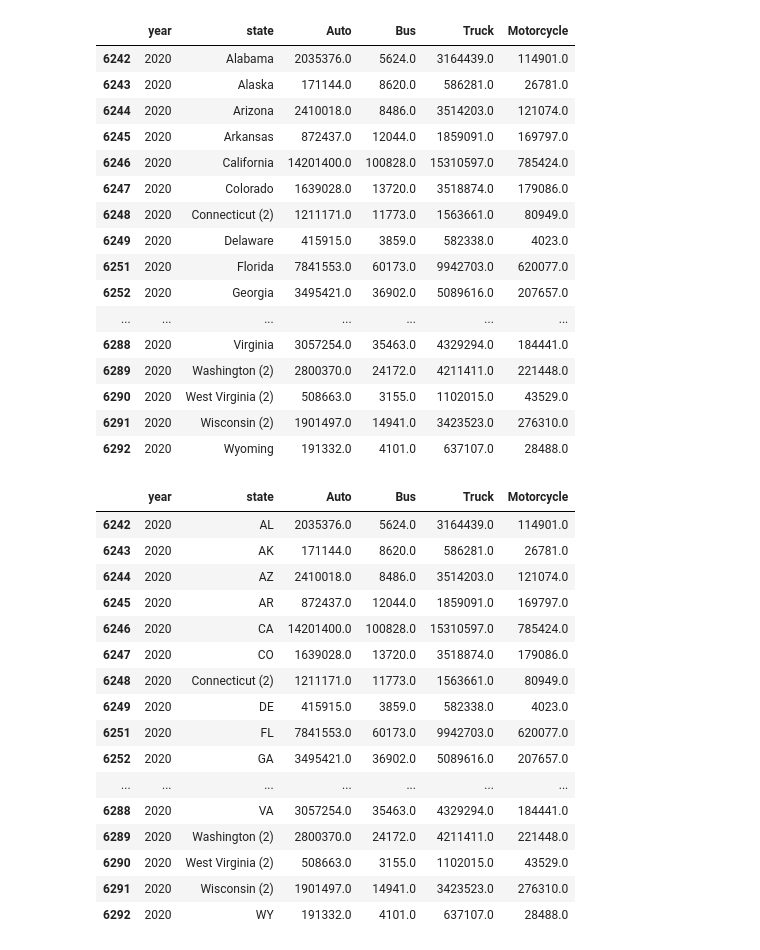
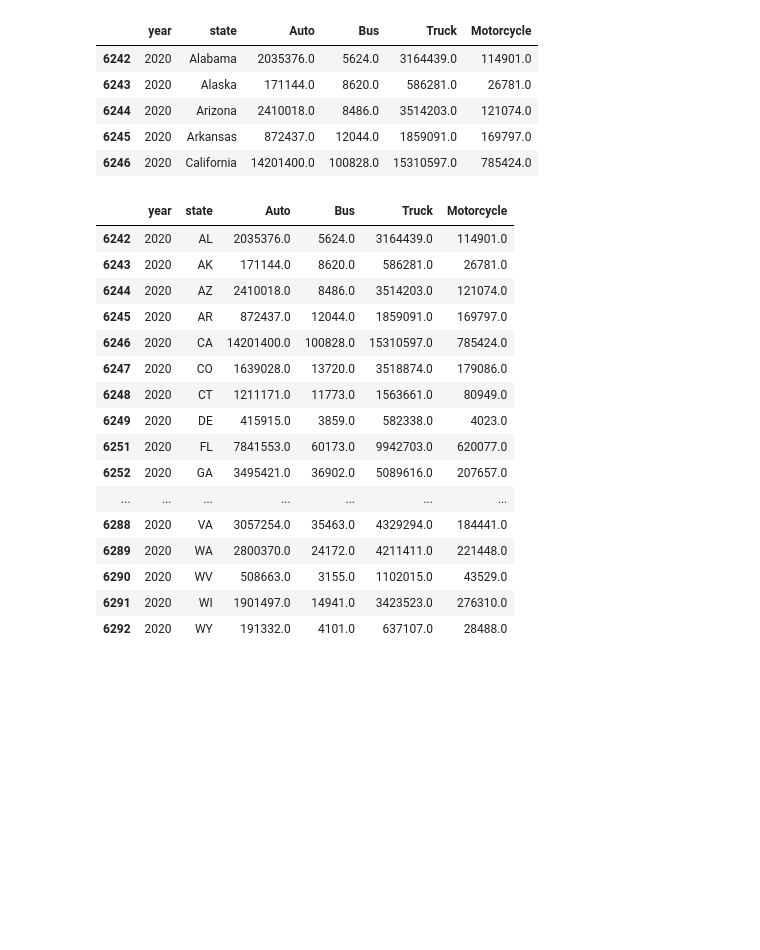
Before and after one commit to Eli80763/data-science-passion-project, a Jupyter notebook: project.ipynb, the cells around one changed output. Saved outputs shown, nothing was run; the diff lists cells and outputs as text; code cells hidden in the pictures; blank space fills up the shorter version.

```diff
--- a/project.ipynb
+++ b/project.ipynb
@@ -19,28 +11,19 @@ vehicle_data = pd.read_csv(file_to_load)
 # %%
 vehicle_data = vehicle_data.drop(vehicle_data[vehicle_data["state"] == "Puerto Rico"].index)
 vehicle_data = vehicle_data.drop(vehicle_data[vehicle_data["state"] == "Dist. of Col."].index)
 
+vehicle_data["state"] = vehicle_data["state"].str.replace(" (2)", "")
+
 
 stats_2020 = vehicle_data.loc[vehicle_data["year"] == 2020]
-stats_2020
+stats_2020.head()
 # %% [output]
 |  | year | state | Auto | Bus | Truck | Motorcycle |
 | 6242 | 2020 | Alabama | 2035376.0 | 5624.0 | 3164439.0 | 114901.0 |
 | 6243 | 2020 | Alaska | 171144.0 | 8620.0 | 586281.0 | 26781.0 |
 | 6244 | 2020 | Arizona | 2410018.0 | 8486.0 | 3514203.0 | 121074.0 |
 | 6245 | 2020 | Arkansas | 872437.0 | 12044.0 | 1859091.0 | 169797.0 |
 | 6246 | 2020 | California | 14201400.0 | 100828.0 | 15310597.0 | 785424.0 |
-| 6247 | 2020 | Colorado | 1639028.0 | 13720.0 | 3518874.0 | 179086.0 |
-| 6248 | 2020 | Connecticut (2) | 1211171.0 | 11773.0 | 1563661.0 | 80949.0 |
-| 6249 | 2020 | Delaware | 415915.0 | 3859.0 | 582338.0 | 4023.0 |
-| 6251 | 2020 | Florida | 7841553.0 | 60173.0 | 9942703.0 | 620077.0 |
-| 6252 | 2020 | Georgia | 3495421.0 | 36902.0 | 5089616.0 | 207657.0 |
-| ... | ... | ... | ... | ... | ... | ... |
-| 6288 | 2020 | Virginia | 3057254.0 | 35463.0 | 4329294.0 | 184441.0 |
-| 6289 | 2020 | Washington (2) | 2800370.0 | 24172.0 | 4211411.0 | 221448.0 |
-| 6290 | 2020 | West Virginia (2) | 508663.0 | 3155.0 | 1102015.0 | 43529.0 |
-| 6291 | 2020 | Wisconsin (2) | 1901497.0 | 14941.0 | 3423523.0 | 276310.0 |
-| 6292 | 2020 | Wyoming | 191332.0 | 4101.0 | 637107.0 | 28488.0 |
 # %%
 state_abbreviations = {
     "Alabama": "AL",
@@ -95,7 +78,7 @@ state_abbreviations = {
     "Wyoming": "WY",
 }
 
-stats_2020_short = drop_other.replace(state_abbreviations)
+stats_2020_short = stats_2020.replace(state_abbreviations)
 stats_2020_short
 # %% [output]
 |  | year | state | Auto | Bus | Truck | Motorcycle |
@@ -105,14 +88,14 @@ stats_2020_short
 | 6245 | 2020 | AR | 872437.0 | 12044.0 | 1859091.0 | 169797.0 |
 | 6246 | 2020 | CA | 14201400.0 | 100828.0 | 15310597.0 | 785424.0 |
 | 6247 | 2020 | CO | 1639028.0 | 13720.0 | 3518874.0 | 179086.0 |
-| 6248 | 2020 | Connecticut (2) | 1211171.0 | 11773.0 | 1563661.0 | 80949.0 |
+| 6248 | 2020 | CT | 1211171.0 | 11773.0 | 1563661.0 | 80949.0 |
 | 6249 | 2020 | DE | 415915.0 | 3859.0 | 582338.0 | 4023.0 |
 | 6251 | 2020 | FL | 7841553.0 | 60173.0 | 9942703.0 | 620077.0 |
 | 6252 | 2020 | GA | 3495421.0 | 36902.0 | 5089616.0 | 207657.0 |
 | ... | ... | ... | ... | ... | ... | ... |
 | 6288 | 2020 | VA | 3057254.0 | 35463.0 | 4329294.0 | 184441.0 |
-| 6289 | 2020 | Washington (2) | 2800370.0 | 24172.0 | 4211411.0 | 221448.0 |
-| 6290 | 2020 | West Virginia (2) | 508663.0 | 3155.0 | 1102015.0 | 43529.0 |
-| 6291 | 2020 | Wisconsin (2) | 1901497.0 | 14941.0 | 3423523.0 | 276310.0 |
+| 6289 | 2020 | WA | 2800370.0 | 24172.0 | 4211411.0 | 221448.0 |
+| 6290 | 2020 | WV | 508663.0 | 3155.0 | 1102015.0 | 43529.0 |
+| 6291 | 2020 | WI | 1901497.0 | 14941.0 | 3423523.0 | 276310.0 |
 | 6292 | 2020 | WY | 191332.0 | 4101.0 | 637107.0 | 28488.0 |
 # %%
```
Also changed, not shown: parts of 2 cells of this notebook.
